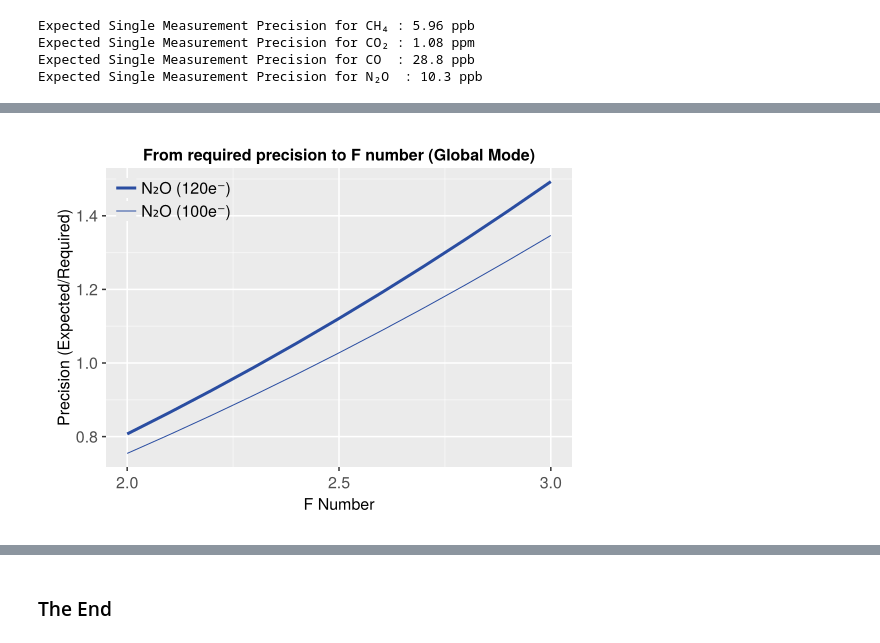
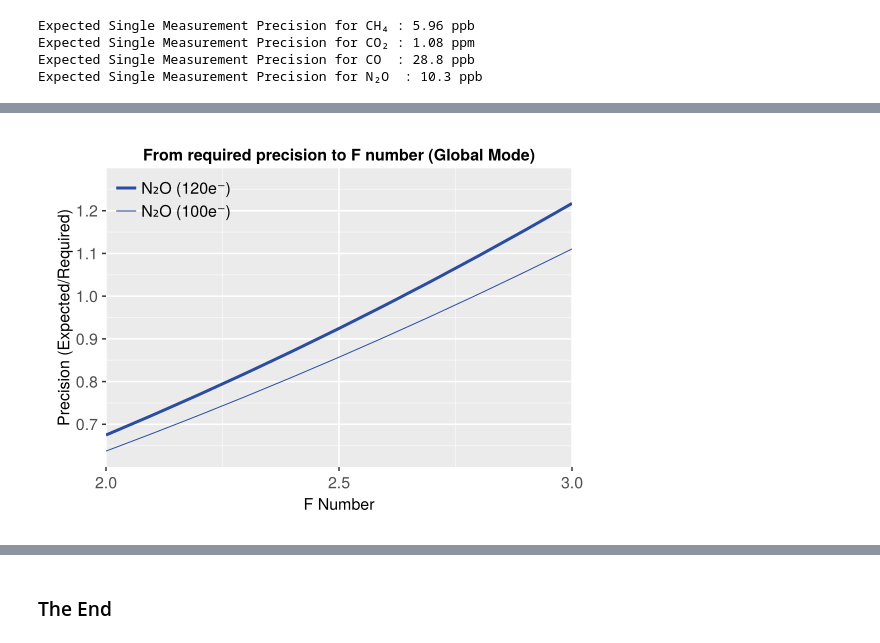
Before and after one commit to Carbon-I/CarbonI, a Jupyter notebook: src/notebooks/ParameterSensitivity.ipynb, the cells around one changed output, grey strips where cells are left out. Drawn from its saved outputs; the diff is of its cells as text; code cells hidden in the pictures.

```diff
--- a/src/notebooks/ParameterSensitivity.ipynb
+++ b/src/notebooks/ParameterSensitivity.ipynb
@@ -353,30 +396,14 @@ gas_errors_fnumber_120[4,:]./330
 # %%
+# Plot N2O performance vs. f number
 f = Figure(resolution=(550,400))
 ax = Axis(f[1,1], xlabel="F Number", ylabel="Precision (Expected/Required)",  title="From required precision to F number (Global Mode)")
-# For CH4 (100 and 120e-)
-lines!(ax, fnumbers, gas_errors_fnumber_120[1,:]./ch4_req_ppb, color=CarbonI_colors[7], linewidth=3, label="CH₄ (120e⁻)")
-lines!(ax, fnumbers, gas_errors_fnumber_100[1,:]./ch4_req_ppb, color=CarbonI_colors[7], linewidth=1, label="CH₄ (100e⁻)")
-# For CO2 (100 and 120e-)
-lines!(ax, fnumbers, gas_errors_fnumber_120[2,:]./co2_req_ppb, color=CarbonI_colors[4], linewidth=3, label="CO₂ (120e⁻)")
-lines!(ax, fnumbers, gas_errors_fnumber_100[2,:]./co2_req_ppb, color=CarbonI_colors[4], linewidth=1, label="CO₂ (100e⁻)")
-# For CO (100 and 120e-)
-lines!(ax, fnumbers, gas_errors_fnumber_120[3,:]./co_req_ppb, color=CarbonI_colors[6], linewidth=3, label="CO (120e⁻)")
-lines!(ax, fnumbers, gas_errors_fnumber_100[3,:]./co_req_ppb, color=CarbonI_colors[6], linewidth=1, label="CO (100e⁻)")
-xlims!(ax,2.0,3)
-ylims!(ax,0.4,1.35)
-axislegend(ax,position = :lt)
-save("../../plots/final/SensitivityStudy_Fnumber.pdf",f)
-
-f = Figure(resolution=(550,400))
-ax = Axis(f[1,1], xlabel="F Number", ylabel="Precision (Expected/Required)",  title="From required precision to F number (Global Mode)")
-# For N2O (100 and 120e-)
 lines!(ax, fnumbers, gas_errors_fnumber_120[4,:]./n2o_req_ppb, color=CarbonI_colors[4], linewidth=3, label="N₂O (120e⁻)")
 lines!(ax, fnumbers, gas_errors_fnumber_100[4,:]./n2o_req_ppb, color=CarbonI_colors[4], linewidth=1, label="N₂O (100e⁻)")
-#xlims!(ax,2.0,3)
-#ylims!(ax,0.5,1.5)
+xlims!(ax,2.0,3)
+ylims!(ax,0.6,1.3)
 axislegend(ax,position = :lt)
 save("../../plots/final/SensitivityStudy_Fnumber_N2O.pdf",f)
 f
 # %% [output]
-[figure, old version]
+[figure, new version]
 # %%
```
Also changed, not shown: parts of 15 cells of this notebook.
